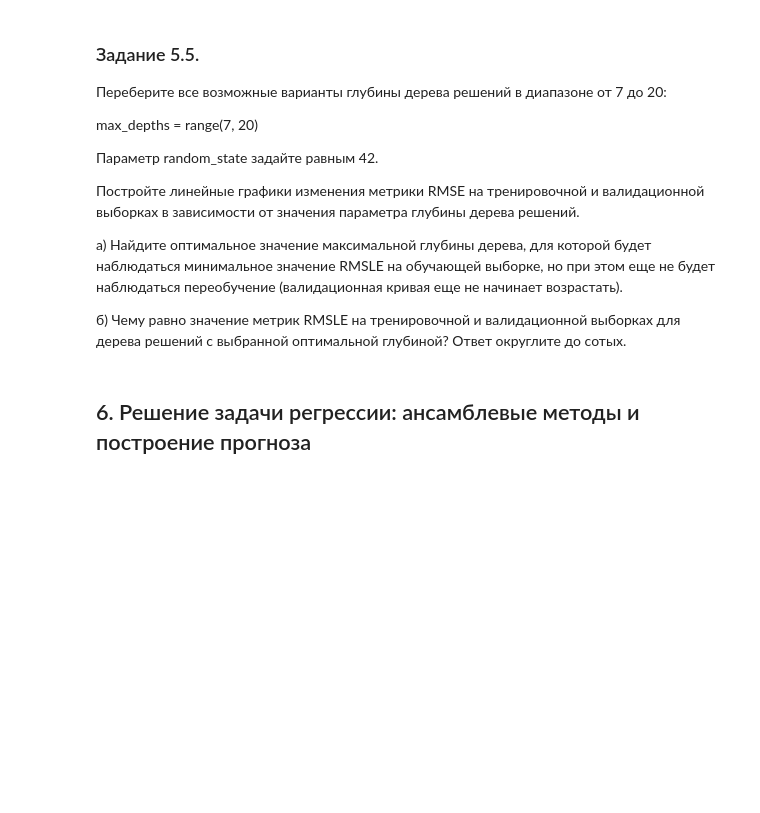
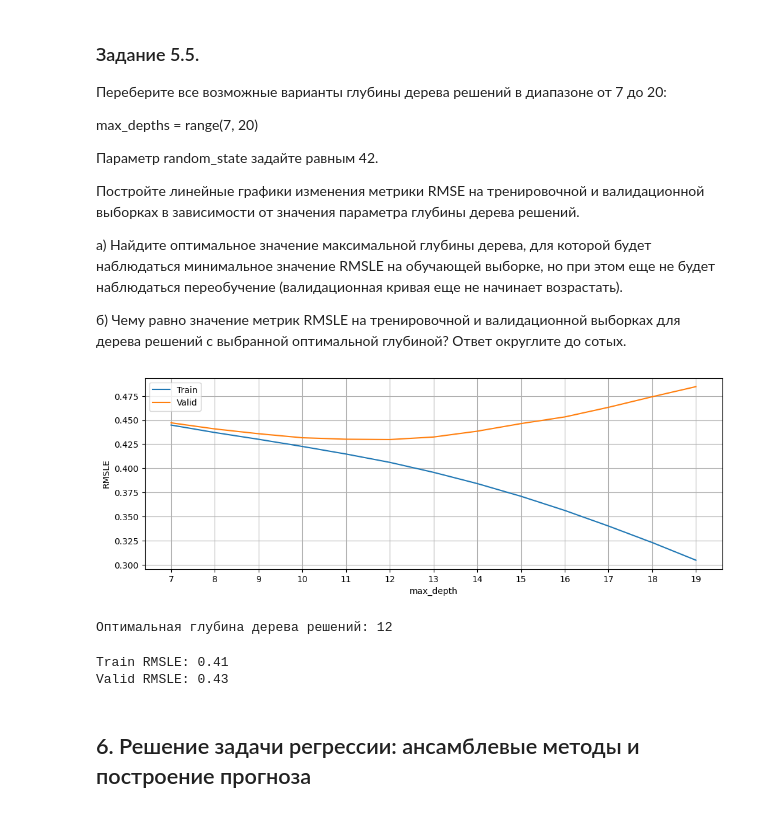
Before and after one commit to the0fedor/SF_DS, a Jupyter notebook: SkillFactory/PROJECT-5 Задача регрессии/Project-5._Ноутбук-шаблон.ipynb, the cells around one changed output. Drawn from its saved outputs; the diff is of its cells as text; code cells hidden in the pictures; blank space fills up the shorter version.

```diff
--- a/SkillFactory/PROJECT-5 Задача регрессии/Project-5._Ноутбук-шаблон.ipynb
+++ b/SkillFactory/PROJECT-5 Задача регрессии/Project-5._Ноутбук-шаблон.ipynb
@@ -982,0 +1156,24 @@ $$RMSLE = \sqrt{\frac{1}{n}\sum_{i=1}^n(z_i-\hat{z_i})^2}=\sqrt{MSE(z_i,\hat{z_i
+# %%
+from sklearn.tree import DecisionTreeRegressor
+from sklearn.metrics import mean_squared_error
+import numpy as np
+
+# Создание и обучение модели дерева решений
+tree_reg = DecisionTreeRegressor(random_state=42)
+tree_reg.fit(X_train_scaled, y_train_log)
+
+# Предсказания для тренировочной и валидационной выборок
+y_train_pred_log = tree_reg.predict(X_train_scaled)
+y_valid_pred_log = tree_reg.predict(X_valid_scaled)
+
+# Функция RMSLE
+def rmsle(y_true, y_pred):
+    return np.sqrt(mean_squared_error(y_true, y_pred))
+
+# Расчёт RMSLE
+rmsle_train = round(rmsle(y_train_log, y_train_pred_log), 2)
+rmsle_valid = round(rmsle(y_valid_log, y_valid_pred_log), 2)
+
+# Вывод результатов
+print(f"RMSLE на тренировочной выборке: {rmsle_train}")
+print(f"RMSLE на валидационной выборке: {rmsle_valid}")
@@ -998,3 +1196,50 @@ max_depths = range(7, 20)
+# %%
+max_depths = range(7, 20)
+train_scores = []
+valid_scores = []
+for depth in max_depths:
+    dtr = DecisionTreeRegressor(max_depth=depth, random_state=42)
+    dtr.fit(X_train_scaled, y_train_log)
+    y_train_pred = dtr.predict(X_train_scaled)
+    y_valid_pred = dtr.predict(X_valid_scaled)
+    train_scores.append(np.sqrt(metrics.mean_squared_error(y_train_log, y_train_pred)))
+    valid_scores.append(np.sqrt(metrics.mean_squared_error(y_valid_log, y_valid_pred)))
+# %%
+fig, ax = plt.subplots(figsize=(12, 4))
+ax.plot(max_depths, train_scores, label='Train')
+ax.plot(max_depths, valid_scores, label='Valid')
+ax.set_xlabel('max_depth')
+ax.set_ylabel('RMSLE')
+ax.set_xticks(max_depths)
+ax.grid()
+ax.legend();
+# %% [output]
+[figure, added]
+# %%
+# Определение оптимальной глубины дерева
+for i, (train, valid) in enumerate(zip(train_scores, valid_scores)):
+    if valid == min(valid_scores) and train <= valid:
+        optimal_depth = max_depths[i]
+        break
+
+print(f"Оптимальная глубина дерева решений: {optimal_depth}")
+# %% [output]
+Оптимальная глубина дерева решений: 12
+# %%
+# Обучение дерева решений с оптимальной глубиной
+dtr = DecisionTreeRegressor(max_depth=12, random_state=42)
+dtr.fit(X_train_scaled, y_train_log)
+
+# Предсказания для тренировочной и валидационной выборок
+y_train_pred = dtr.predict(X_train_scaled)
+y_valid_pred = dtr.predict(X_valid_scaled)
+
+# Расчёт метрики RMSLE
+print("Train RMSLE:", np.sqrt(metrics.mean_squared_error(y_train_log, y_train_pred)).round(2))
+print("Valid RMSLE:", np.sqrt(metrics.mean_squared_error(y_valid_log, y_valid_pred)).round(2))
+# %% [output]
+Train RMSLE: 0.41
+Valid RMSLE: 0.43
 # %% [markdown]
 ## 6. Решение задачи регрессии: ансамблевые методы и построение прогноза
 # %% [markdown]
```
Also changed, not shown: parts of 29 cells of this notebook.
